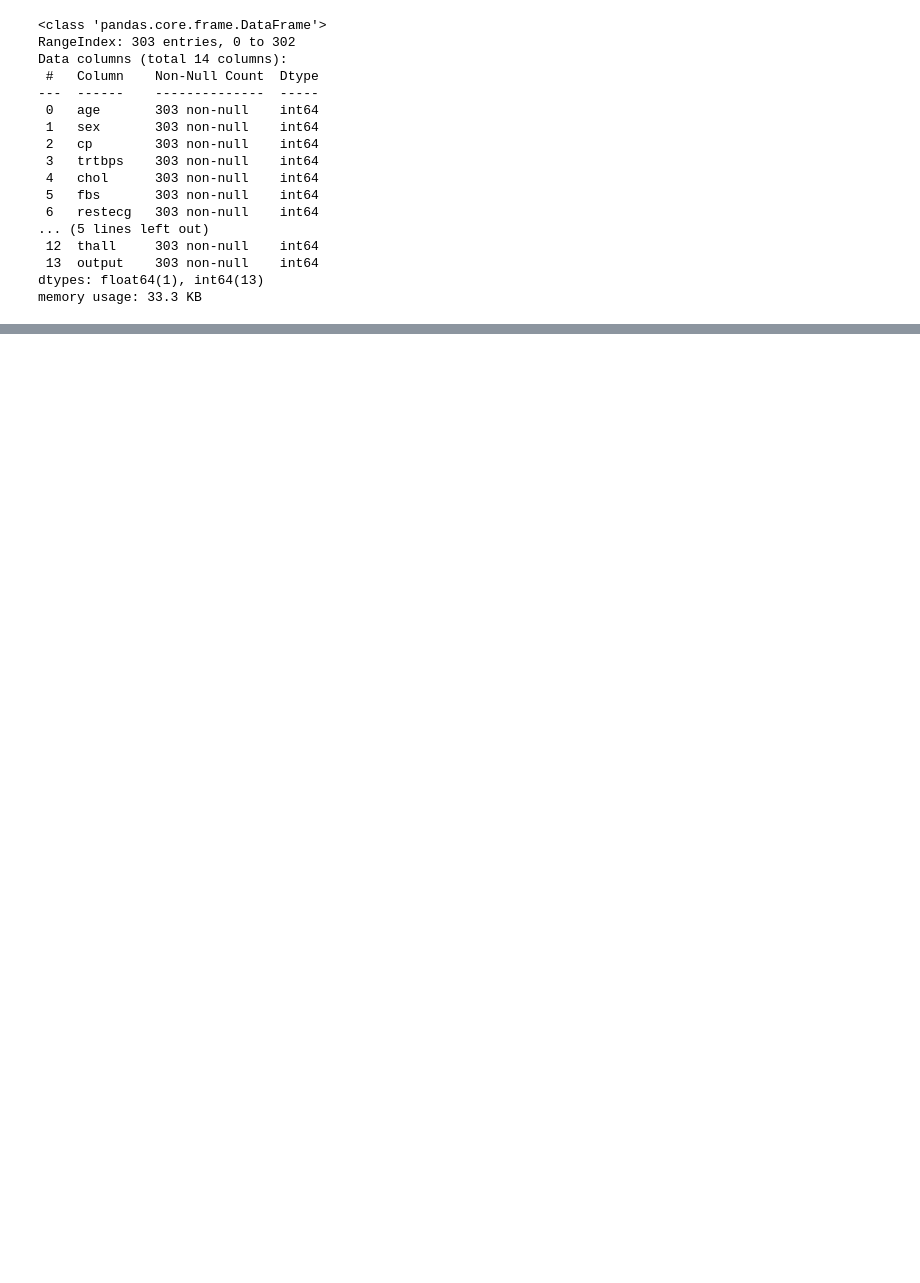
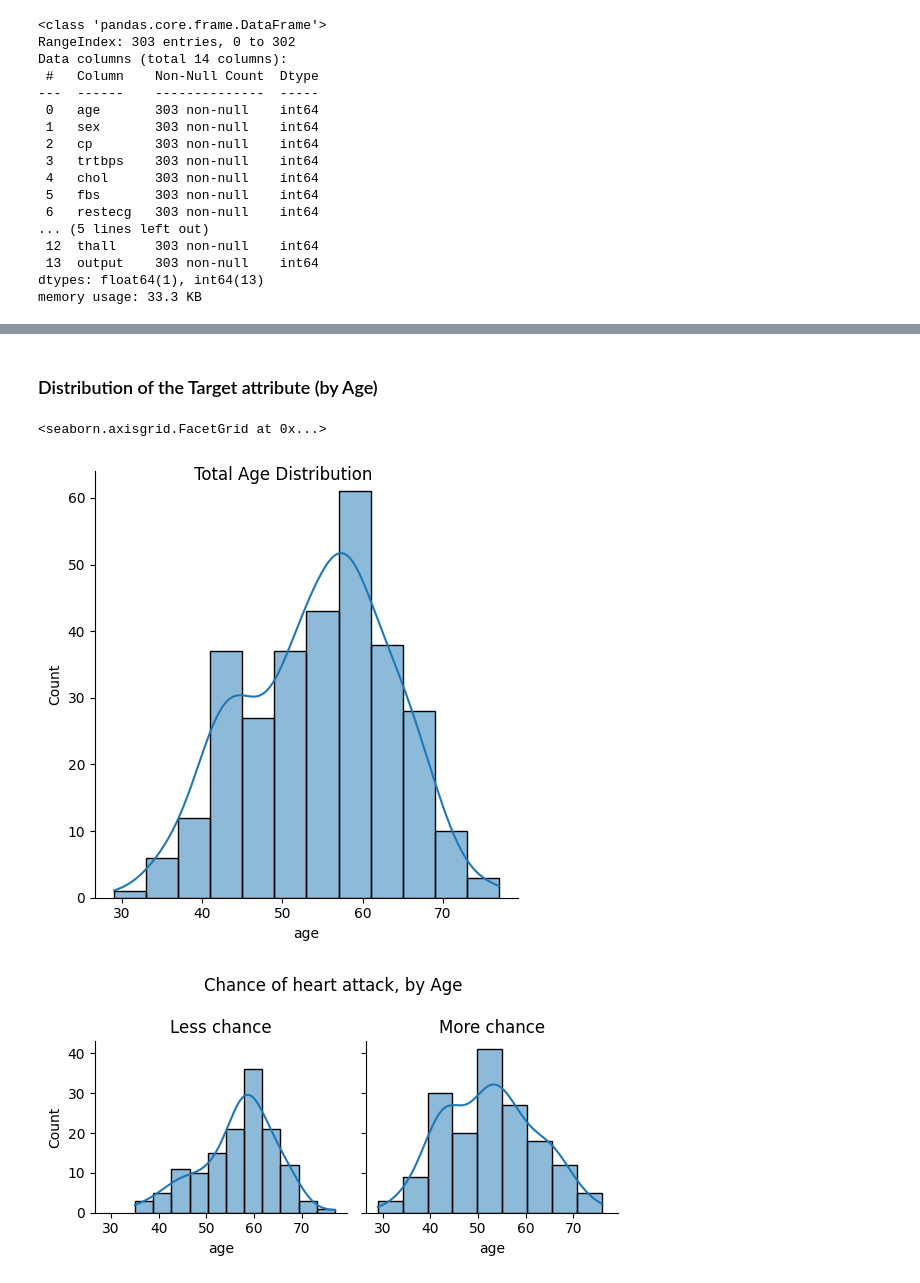
Before and after one commit to marbrex/tiw-data-analysis-project, a Jupyter notebook: descript-data.ipynb, the cells around one changed output, grey strips where cells are left out. Drawn from its saved outputs; the diff is of its cells as text; code cells hidden in the pictures; blank space fills up the shorter version.

```diff
--- a/descript-data.ipynb
+++ b/descript-data.ipynb
@@ -98,0 +145,24 @@ ShapiroResult(statistic=0.9686175584793091, pvalue=0.002868662355467677)
+# %% [markdown]
+### Distribution of the Target attribute (by Age)
+# %%
+# Total Age distribution
+g = sns.displot(df.age, kde=True)
+g.figure.suptitle("Total Age Distribution")
+
+g2 = sns.FacetGrid(df, col="output")
+
+# mapping of target attribute's values
+axes = g2.axes.flatten()
+axes[HeartAttack.NotLikely.value].set_title("Less chance")
+axes[HeartAttack.Likely.value].set_title("More chance")
+
+g2.figure.suptitle("Chance of heart attack, by Age") # Set global title
+
+g2.map(sns.histplot, "age", kde=True)
+
+# sns.displot(df_likely.age)
+# sns.displot(df_notlikely.age)
+# %% [output]
+<seaborn.axisgrid.FacetGrid at 0x...>
+[figure, added]
+[figure, added]
```
Also changed, not shown: parts of 27 cells of this notebook, 2 other files.
